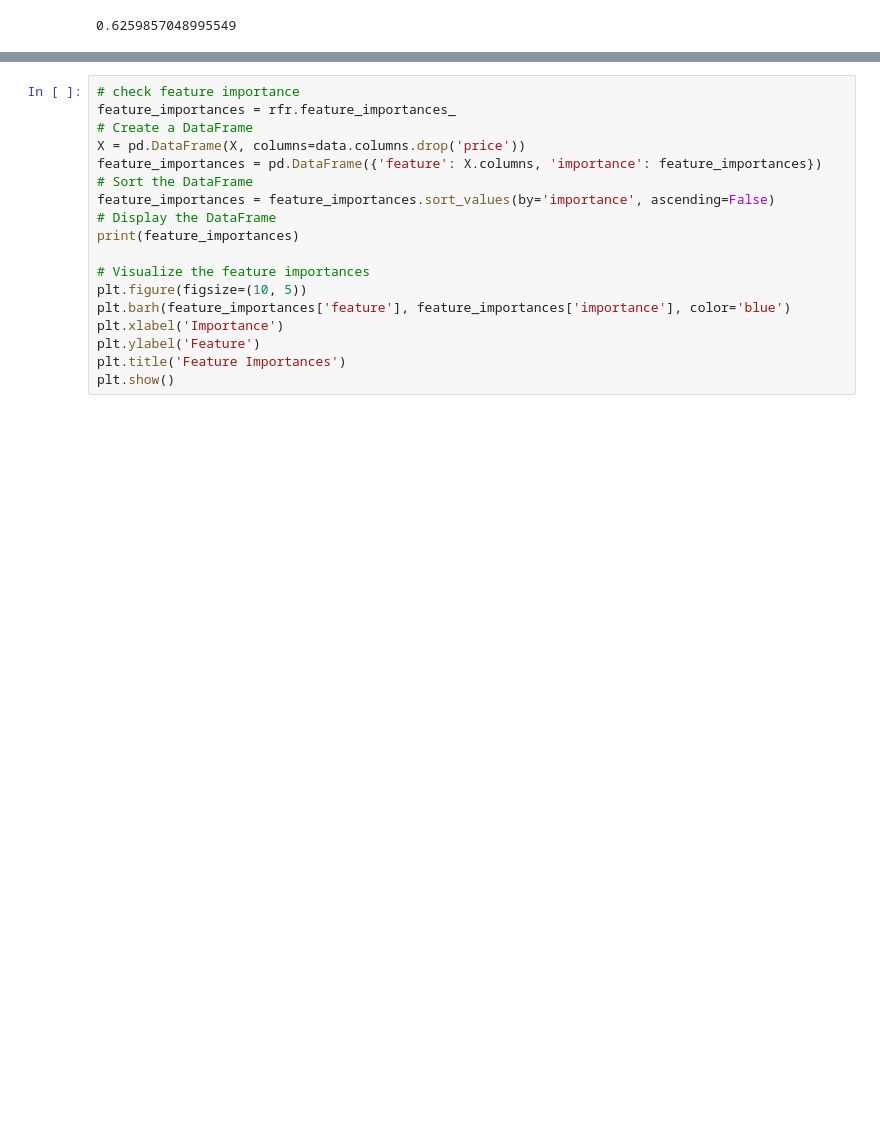
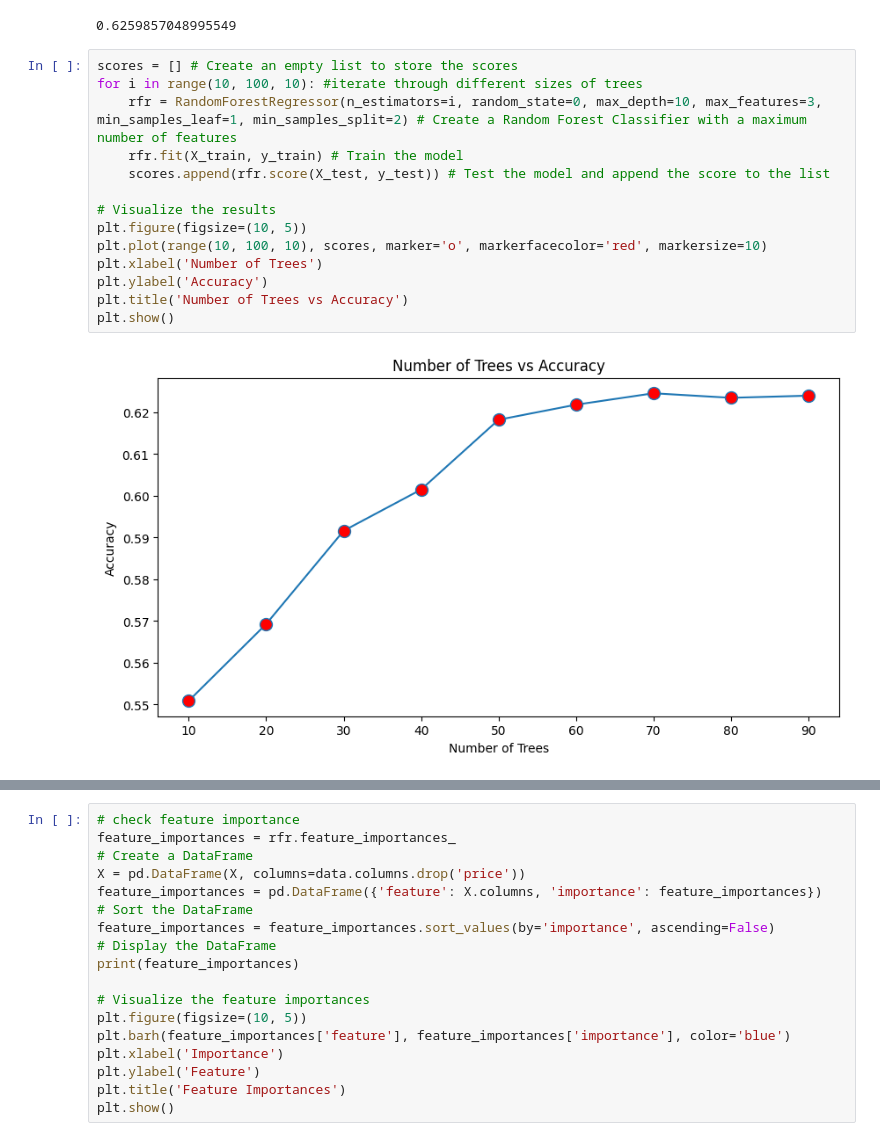
Before and after one commit to sgmalik/ML-Final-Project, a Jupyter notebook: main.ipynb, the cells around one changed output, grey strips where cells are left out. Saved outputs shown, nothing was run; the diff lists cells and outputs as text; blank space fills up the shorter version.

```diff
--- a/main.ipynb
+++ b/main.ipynb
@@ -1546,3 +1546,19 @@ accuracy = rfr.score(X_test, y_test)
 print(accuracy) # Display the accuracy of the model
 # %% [output]
 0.6259857048995549
+# %%
+scores = [] # Create an empty list to store the scores
+for i in range(10, 100, 10): #iterate through different sizes of trees
+    rfr = RandomForestRegressor(n_estimators=i, random_state=0, max_depth=10, max_features=3, min_samples_leaf=1, min_samples_split=2) # Create a Random Forest Classifier with a maximum number of features
+    rfr.fit(X_train, y_train) # Train the model
+    scores.append(rfr.score(X_test, y_test)) # Test the model and append the score to the list
+
+# Visualize the results
+plt.figure(figsize=(10, 5))
+plt.plot(range(10, 100, 10), scores, marker='o', markerfacecolor='red', markersize=10)
+plt.xlabel('Number of Trees')
+plt.ylabel('Accuracy')
+plt.title('Number of Trees vs Accuracy')
+plt.show()
+# %% [output]
+[figure, added]
```
Also changed, not shown: parts of 2 cells of this notebook, 19 other files.
